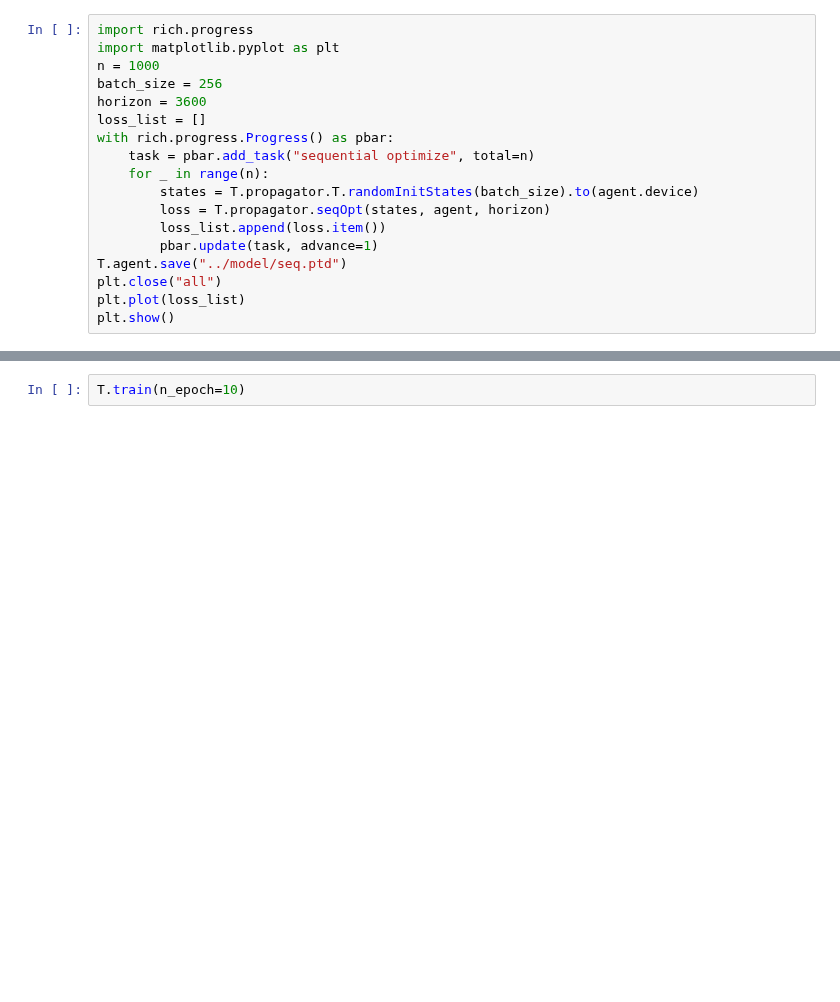
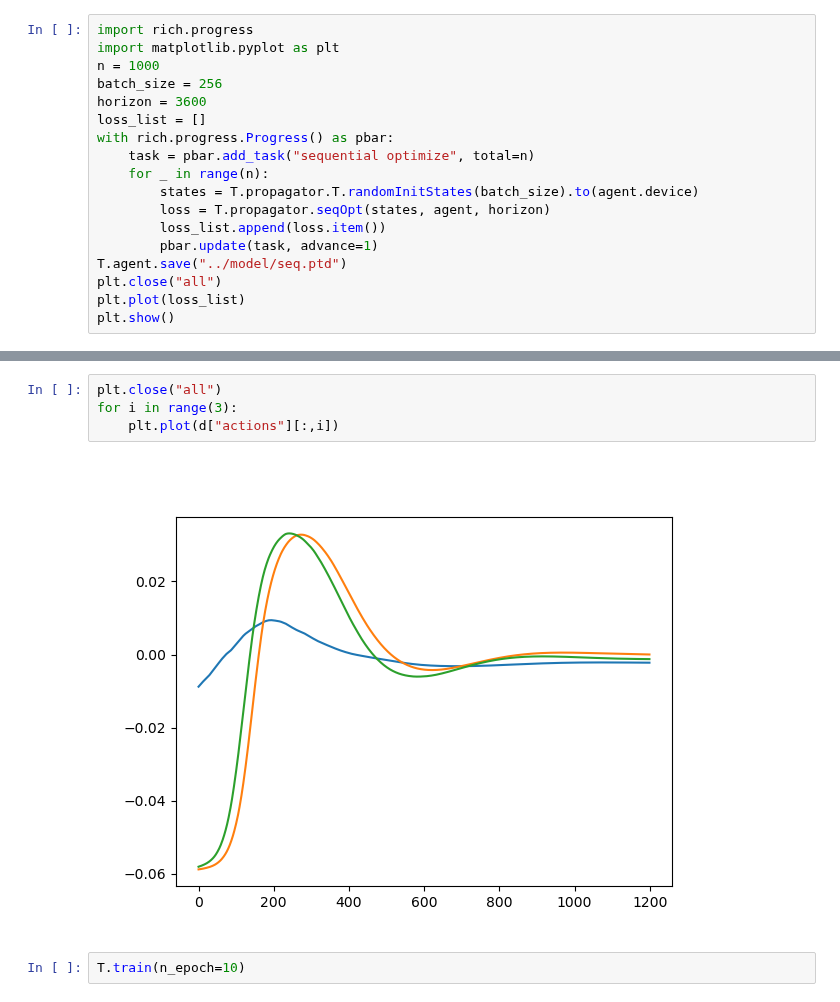
Before and after one commit to liziyao99/multi-debris-avoidance, a Jupyter notebook: test.ipynb, the cells around one changed output, grey strips where cells are left out. Drawn from its saved outputs; the diff is of its cells as text; blank space fills up the shorter version.

```diff
--- a/test.ipynb
+++ b/test.ipynb
@@ -56,3 +129,9 @@ plt.show()
+# %%
+plt.close("all")
+for i in range(3):
+    plt.plot(d["actions"][:,i])
+# %% [output]
+[figure, added]
 # %%
 T.train(n_epoch=10)
 # %%
```
Also changed, not shown: parts of 9 cells of this notebook, 3 other files.
